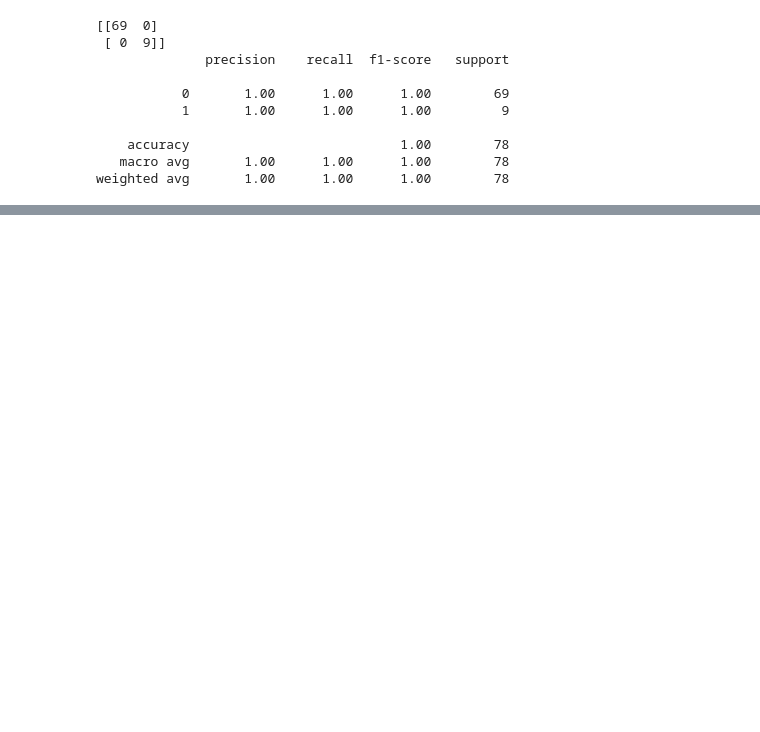
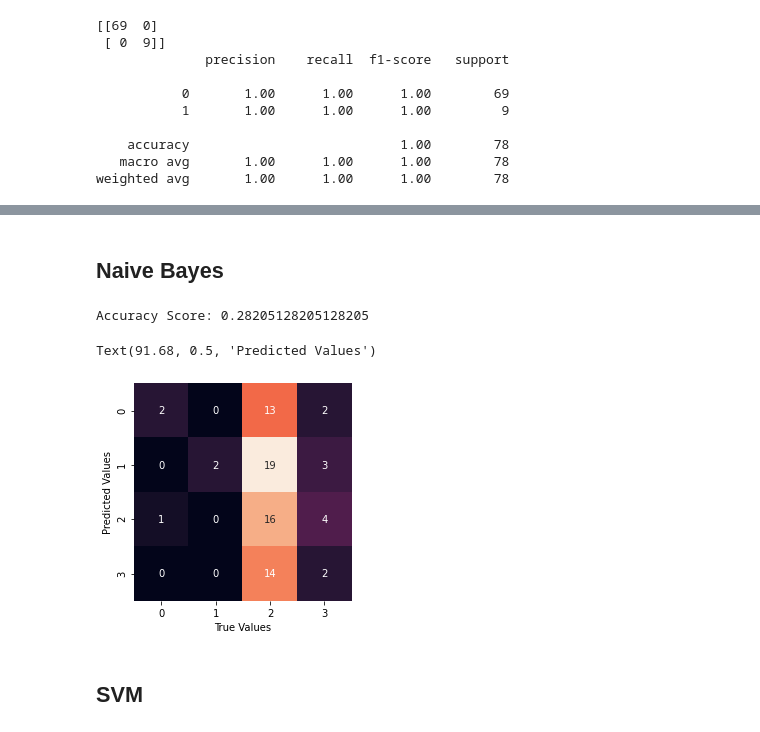
Before and after one commit to simonarahi/AI_HR, a Jupyter notebook: candidate_screening.ipynb, the cells around one changed output, grey strips where cells are left out. Cells and saved outputs as stored; diff of their text form; code cells hidden in the pictures; blank space fills up the shorter version.

```diff
--- a/candidate_screening.ipynb
+++ b/candidate_screening.ipynb
@@ -344,0 +500,18 @@ weighted avg       1.00      1.00      1.00        78
+# %% [markdown]
+## Naive Bayes
+# %%
+gnb = GaussianNB().fit(X_sm, y_sm)
+# %%
+gnb_predictions = gnb.predict(X_test)
+# %%
+print('Accuracy Score:', accuracy_score(y_test, gnb_predictions))
+mat = confusion_matrix(y_test,gnb_predictions)
+sns.heatmap(mat.T, square =True, annot = True, fmt = 'd', cbar= False)
+plt.xlabel('True Values')
+plt.ylabel('Predicted Values')
+# %% [output]
+Accuracy Score: 0.28205128205128205
+Text(91.68, 0.5, 'Predicted Values')
+[figure, added]
+# %% [markdown]
+## SVM
```
Also changed, not shown: parts of 32 cells of this notebook.
